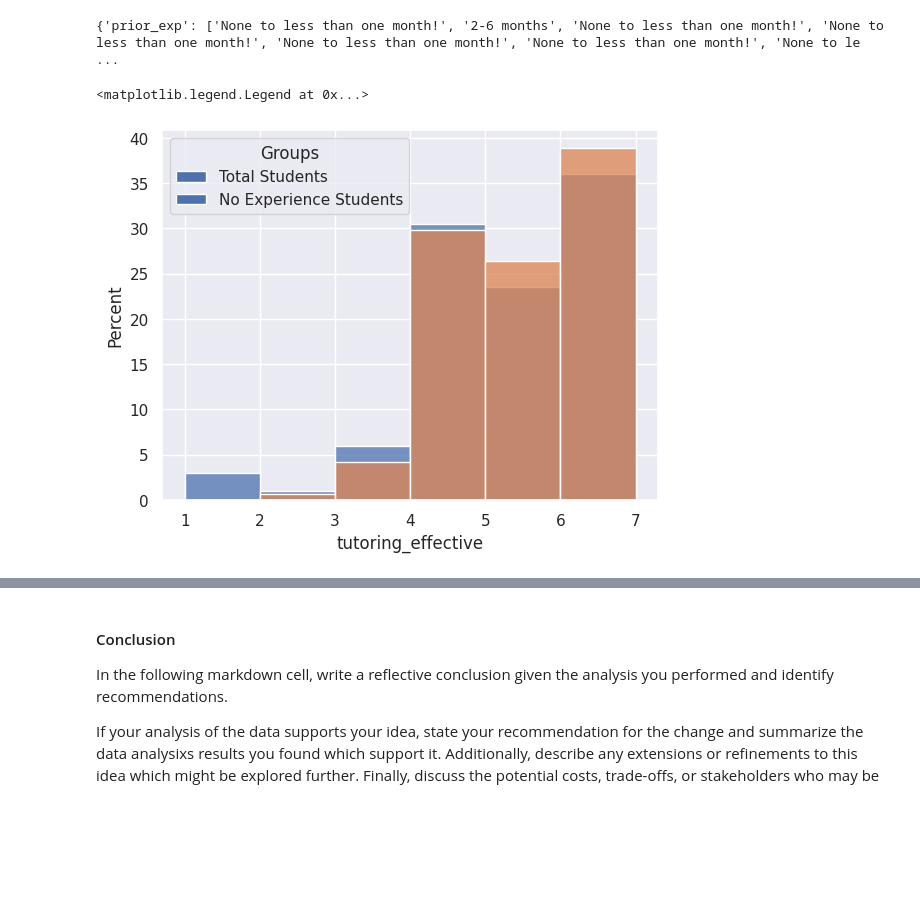
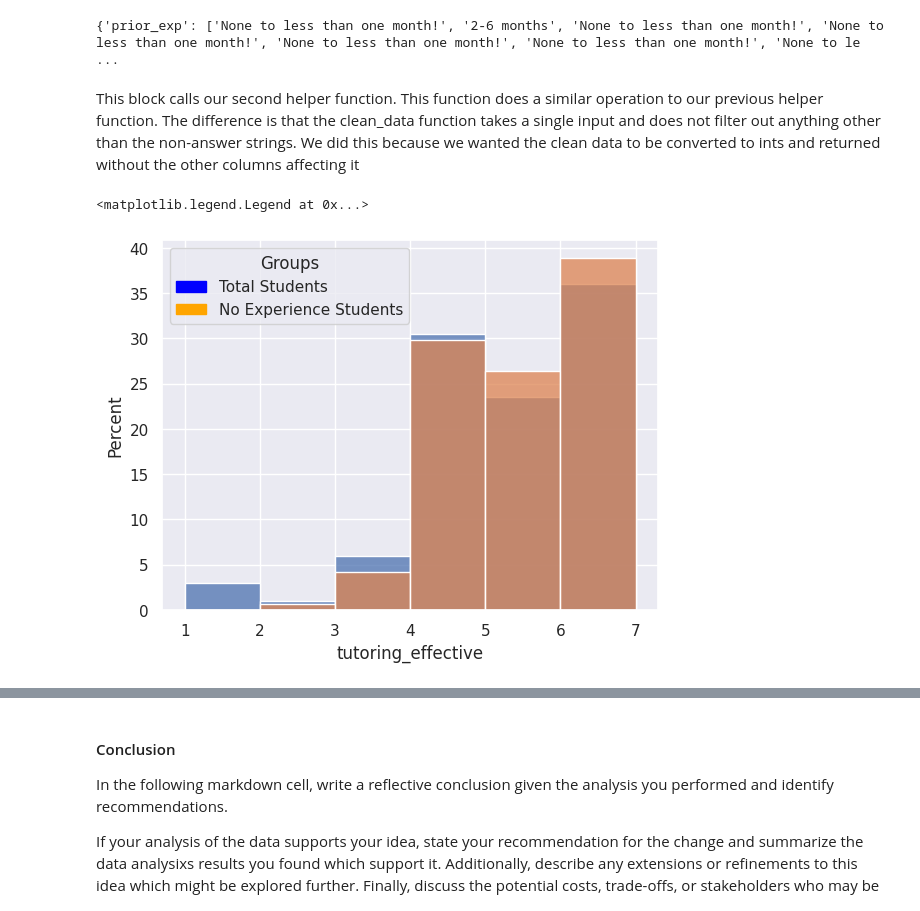
Before and after one commit to jdherr137/comp110-26s-workspace, a Jupyter notebook: exercises/ex09/analysis.ipynb, the cells around one changed output, grey strips where cells are left out. Cells and saved outputs as stored; diff of their text form; code cells hidden in the pictures; blank space fills up the shorter version.

```diff
--- a/exercises/ex09/analysis.ipynb
+++ b/exercises/ex09/analysis.ipynb
@@ -543,24 +541,27 @@ cleaned_data = clean_data(use_data)
 print(cleaned_data)
 # %% [output]
 {'prior_exp': ['None to less than one month!', '2-6 months', 'None to less than one month!', 'None to less than one month!', 'None to less than one month!', 'None to less than one month!', 'None to le ...
+# %% [markdown]
+This block calls our second helper function. This function does a similar operation to our previous helper function. The difference is that the clean_data function takes a single input and does not filter out anything other than the non-answer strings. We did this because we wanted the clean data to be converted to ints and returned without the other columns affecting it
 # %%
 #make percent histogram
 sns.set_theme()
 
 #total number of students
 data_converted: dict[str, list[str | int]] = convert_columns_to_int(cleaned_data, ["tutoring_effective"])
 sns.histplot(data=data_converted, x= "tutoring_effective", bins= [1,2,3,4,5,6,7], stat="percent")
 
 #students with no experience
 data_converted: dict[str, list[str | int]] = convert_columns_to_int(new_data, ["tutoring_effective"])
-sns.histplot(data=data_converted, x= "tutoring_effective", bins= [1,2,3,4,5,6,7],stat="percent")
+sns.histplot(data=data_converted, x= "tutoring_effective", bins= [1,2,3,4,5,6,7], stat="percent")
 
 #legend
 legend_items = [
-    Patch(label="Total Students"),
-    Patch(label="No Experience Students")
+    Patch(color="blue", label="Total Students"),
+    Patch(color="orange", label="No Experience Students")
 ]
+
 plt.legend(handles=legend_items, title="Groups")
 # %% [output]
 <matplotlib.legend.Legend at 0x...>
-[figure, old version]
+[figure, new version]
```
Also changed, not shown: parts of 13 cells of this notebook, 1 other file.
